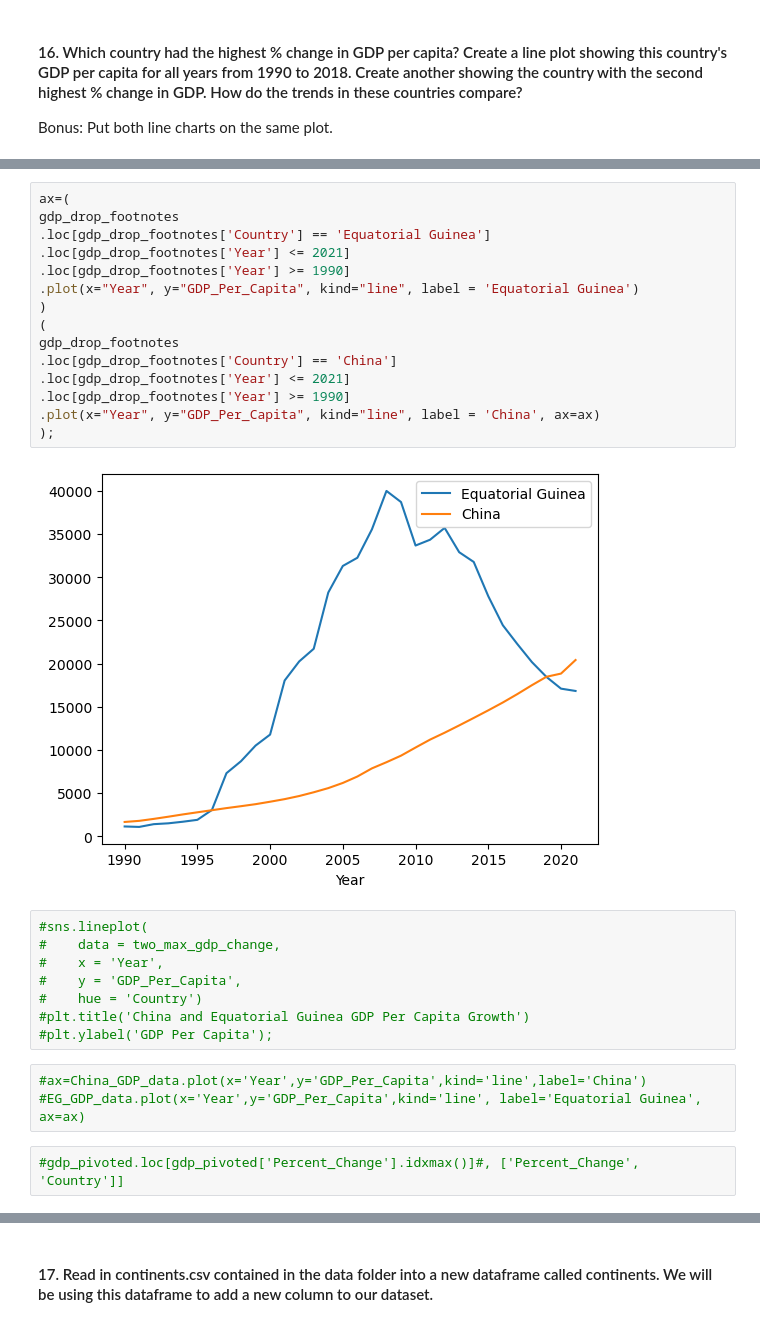
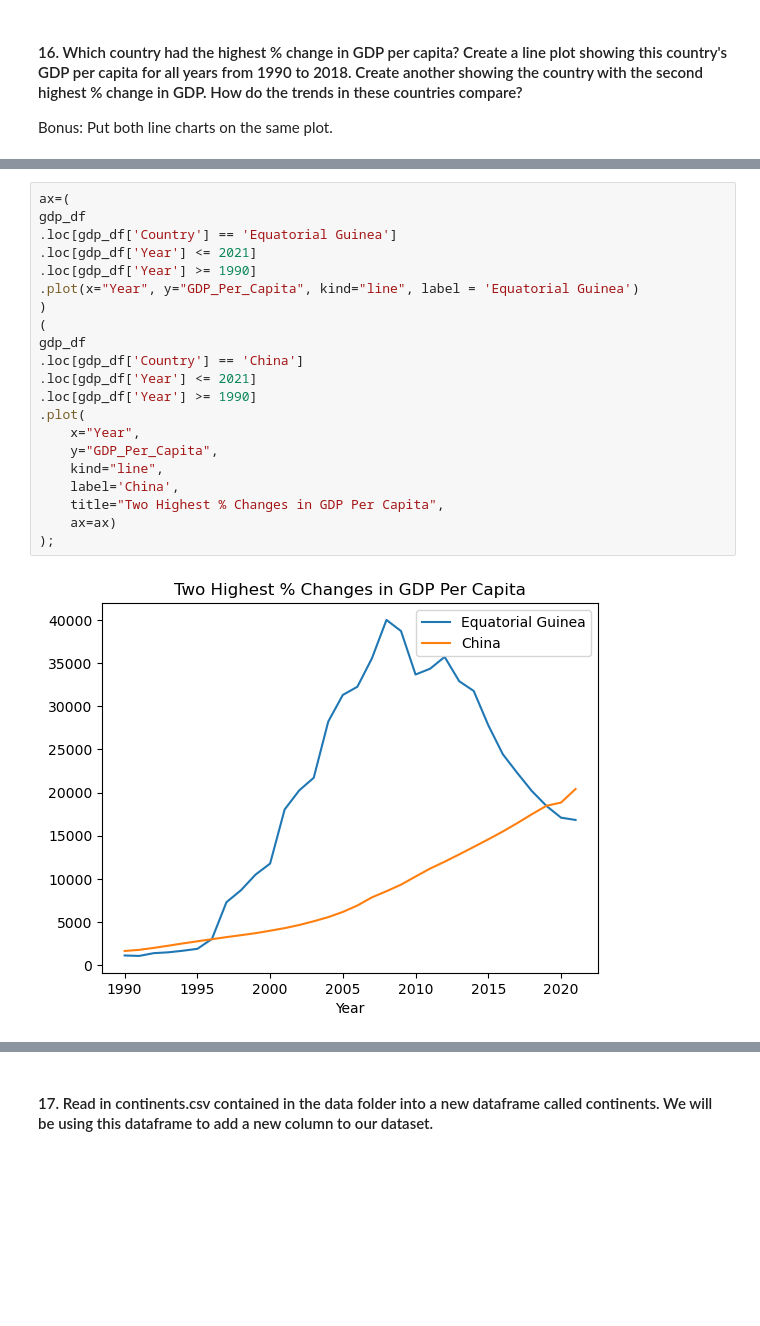
Before and after one commit to nss-data-science-cohort-9/un-exploration-catdgomez, a Jupyter notebook: notebooks/UN_Data_Exploration.ipynb, the cells around one changed output, grey strips where cells are left out. Cells and saved outputs as stored; diff of their text form; blank space fills up the shorter version.

```diff
--- a/notebooks/UN_Data_Exploration.ipynb
+++ b/notebooks/UN_Data_Exploration.ipynb
@@ -504,31 +450,24 @@ gdp_pivoted.nlargest(2, "Percent_Change")
 [figure]
 # %%
 ax=(
-gdp_drop_footnotes
-.loc[gdp_drop_footnotes['Country'] == 'Equatorial Guinea']
-.loc[gdp_drop_footnotes['Year'] <= 2021]
-.loc[gdp_drop_footnotes['Year'] >= 1990]
+gdp_df
+.loc[gdp_df['Country'] == 'Equatorial Guinea']
+.loc[gdp_df['Year'] <= 2021]
+.loc[gdp_df['Year'] >= 1990]
 .plot(x="Year", y="GDP_Per_Capita", kind="line", label = 'Equatorial Guinea')
 )
 (
-gdp_drop_footnotes
-.loc[gdp_drop_footnotes['Country'] == 'China']
-.loc[gdp_drop_footnotes['Year'] <= 2021]
-.loc[gdp_drop_footnotes['Year'] >= 1990]
-.plot(x="Year", y="GDP_Per_Capita", kind="line", label = 'China', ax=ax)
+gdp_df
+.loc[gdp_df['Country'] == 'China']
+.loc[gdp_df['Year'] <= 2021]
+.loc[gdp_df['Year'] >= 1990]
+.plot(
+    x="Year",
+    y="GDP_Per_Capita",
+    kind="line",
+    label='China',
+    title="Two Highest % Changes in GDP Per Capita",
+    ax=ax)
 );
 # %% [output]
-[figure, old version]
+[figure, new version]
-# %%
-#sns.lineplot(
-#    data = two_max_gdp_change,
-#    x = 'Year',
-#    y = 'GDP_Per_Capita',
-#    hue = 'Country')
-#plt.title('China and Equatorial Guinea GDP Per Capita Growth')
-#plt.ylabel('GDP Per Capita');
-# %%
-#ax=China_GDP_data.plot(x='Year',y='GDP_Per_Capita',kind='line',label='China')
-#EG_GDP_data.plot(x='Year',y='GDP_Per_Capita',kind='line', label='Equatorial Guinea', ax=ax)
-# %%
-#gdp_pivoted.loc[gdp_pivoted['Percent_Change'].idxmax()]#, ['Percent_Change', 'Country']]
```
Also changed, not shown: parts of 57 cells of this notebook.
